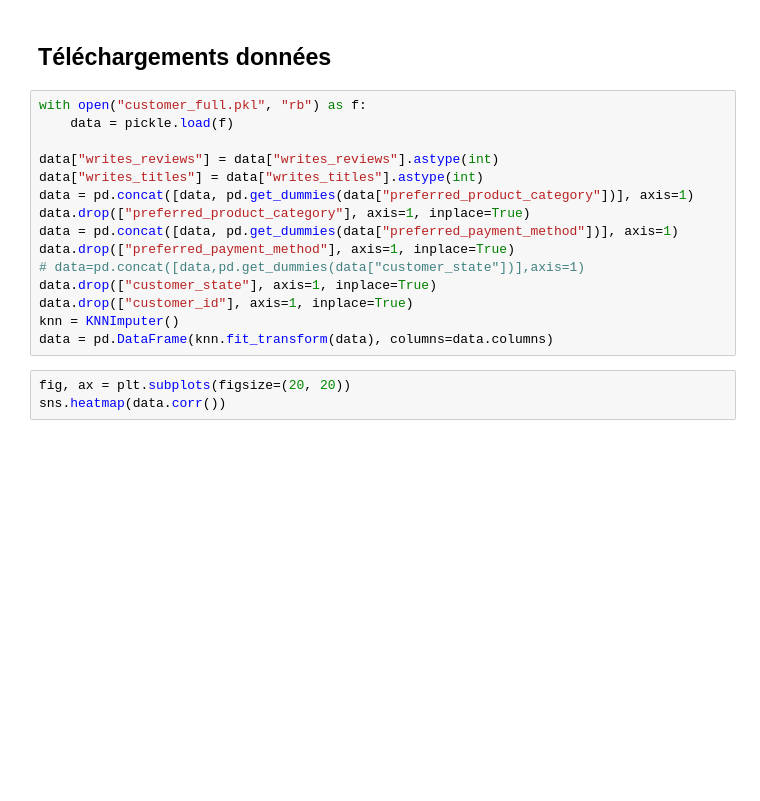
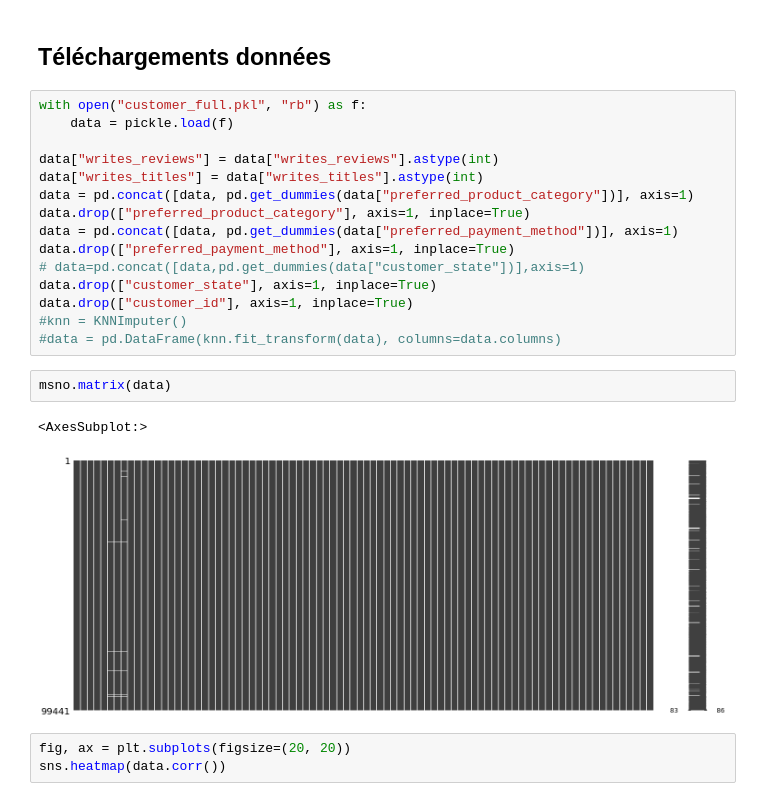
Before and after one commit to Laoban-man/P5_segmentation, a Jupyter notebook: source/3-actionable-segmentation.ipynb, the cells around one changed output. Drawn from its saved outputs; the diff is of its cells as text; blank space fills up the shorter version.

```diff
--- a/source/3-actionable-segmentation.ipynb
+++ b/source/3-actionable-segmentation.ipynb
@@ -53,8 +55,13 @@ data.drop(["preferred_payment_method"], axis=1, inplace=True)
 # data=pd.concat([data,pd.get_dummies(data["customer_state"])],axis=1)
 data.drop(["customer_state"], axis=1, inplace=True)
 data.drop(["customer_id"], axis=1, inplace=True)
-knn = KNNImputer()
-data = pd.DataFrame(knn.fit_transform(data), columns=data.columns)
+#knn = KNNImputer()
+#data = pd.DataFrame(knn.fit_transform(data), columns=data.columns)
+# %%
+msno.matrix(data)
+# %% [output]
+<AxesSubplot:>
+[figure, added]
 # %%
 fig, ax = plt.subplots(figsize=(20, 20))
 sns.heatmap(data.corr())
```
Also changed, not shown: parts of 10 cells of this notebook, 7 other files.
